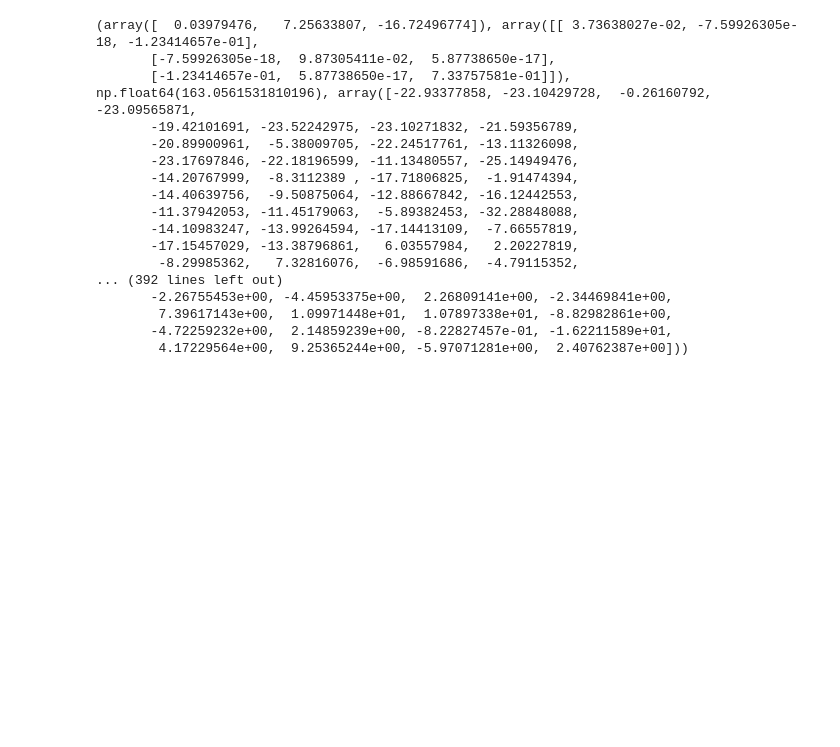
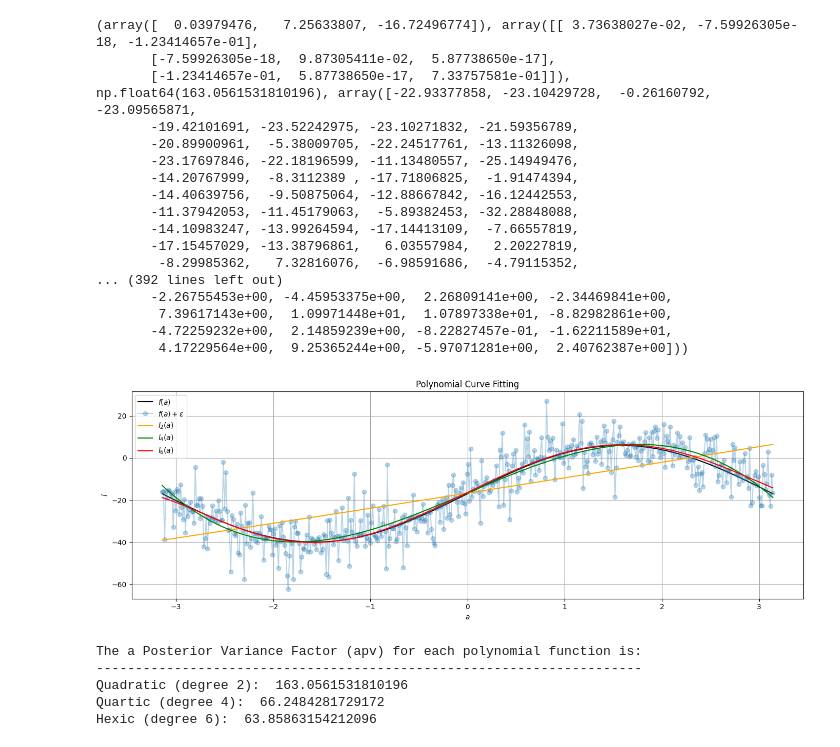
Before and after one commit to hannaginther/ENGG680_2025_Fall, a Jupyter notebook: Lab_Assignment1/Assignment1.ipynb, the cells around one changed output. Saved outputs shown, nothing was run; the diff lists cells and outputs as text; code cells hidden in the pictures; blank space fills up the shorter version.

```diff
--- a/Lab_Assignment1/Assignment1.ipynb
+++ b/Lab_Assignment1/Assignment1.ipynb
@@ -756,27 +756,64 @@ print(degree6)
 # hint: use polyval function from numpy library (check input argument carefully)
 # (1 marks)
 
-quadratic_uw = np.polyval(degree6[0], a)
+quadratic_uw = np.polyval(degree2[0], a)
 quartic_uw = np.polyval(degree4[0], a)
-hexic_uw = np.polyval(degree2[0], a)
+hexic_uw = np.polyval(degree6[0], a)
 # %%
 # step 8
 # use the matplotlib to plot each polynomial function, noisy observations l, true observations l_true, together in one single figure
 # for the polynomials of line, cubic and quintic, use color of orange, green and red respectively.
 # (2 marks)
 
 fig, ax = plt.subplots(nrows=1, ncols=1, figsize=(14, 5))
-# ...
 
+# plot true observations
+ax.plot (a, l_true, label = r'$f(a)$', color = 'k')
+
+#plot scatter observations
+ax.plot (a, l, label = r'$f(a) + \epsilon$', color = 'tab:blue', marker = 'o', alpha = 0.3)
+
+#plot quadratic function
+ax.plot (a, quadratic_uw, label = r'$l_{2}(a)$', color = 'orange')
+
+#plot quartic function
+ax.plot (a, quartic_uw, label = r'$l_{4}(a)$', color = 'green')
+
+#plot hexic function
+ax.plot (a, hexic_uw, label = r'$l_{6}(a)$', color = 'red')
+
+#set axis labels
+ax.set_xlabel (r'$a$')
+ax.set_ylabel (r'$l$')
+
+#set legend
+ax.legend()
+
+#set title
+ax.set_title ('Polynomial Curve Fitting')
 
 ax.grid(True, which='both',ls='-',color='0.65')
 
 fig.tight_layout()
+# %% [output]
+[figure, added]
 # %%
 # step 9
 # print the a posterier variance factor for each polynomial function
 # (3 marks)
 # ...
+
+print ("The a Posterior Variance Factor (apv) for each polynomial function is:")
+print ("----------------------------------------------------------------------")
+print ("Quadratic (degree 2): ", degree2[2])
+print ("Quartic (degree 4): ", degree4[2])
+print ("Hexic (degree 6): ", degree6[2])
+# %% [output]
+The a Posterior Variance Factor (apv) for each polynomial function is:
+----------------------------------------------------------------------
+Quadratic (degree 2):  163.0561531810196
+Quartic (degree 4):  66.2484281729172
+Hexic (degree 6):  63.85863154212096
 # %%
 # step 10
 # compute and print the norm between the predicted observations (output from each polynomial function) and the true observations
```
Also changed, not shown: parts of 1 cell of this notebook.
